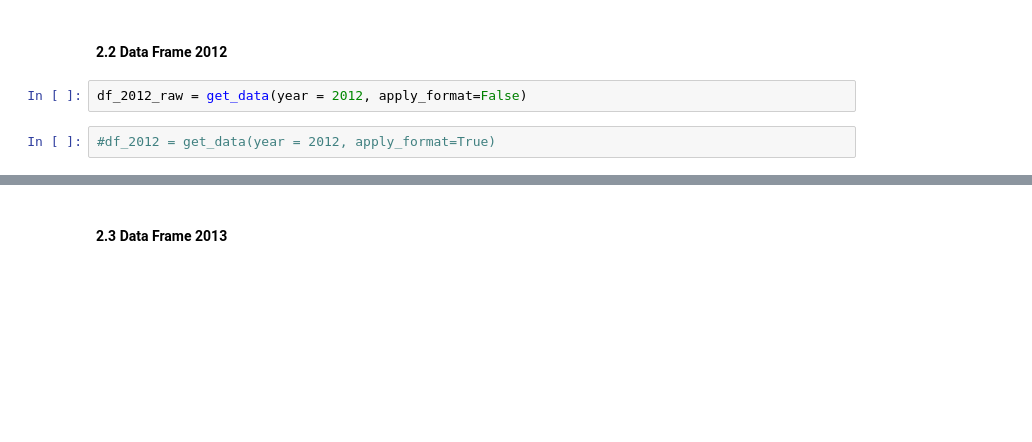
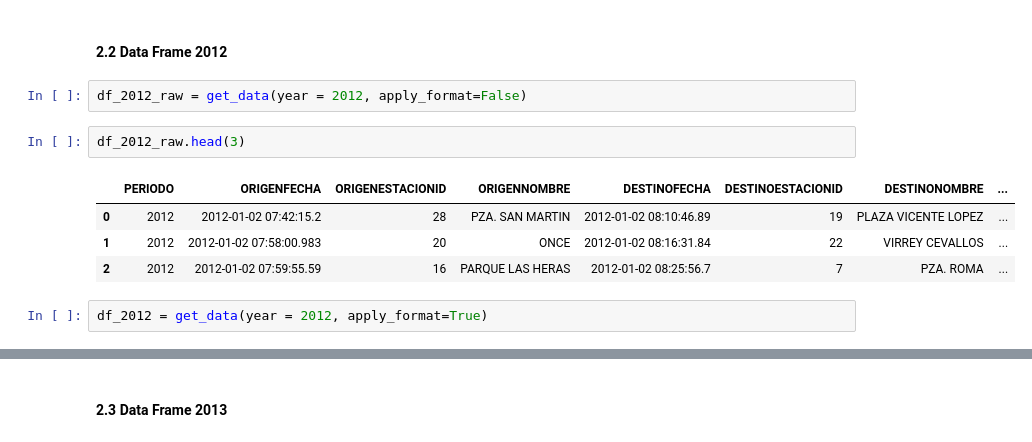
Before and after one commit to pydarg/CABA_MyT_BicicletasPublicas, a Jupyter notebook: notebooks/00.00-Caso-Inicio.ipynb, the cells around one changed output, grey strips where cells are left out. Cells and saved outputs as stored; diff of their text form; blank space fills up the shorter version.

Commit message:
Dimos formato a la fecha del df_2012 que estaba pendiente

```diff
--- a/notebooks/00.00-Caso-Inicio.ipynb
+++ b/notebooks/00.00-Caso-Inicio.ipynb
@@ -127,5 +155,12 @@ df_2011.head(3)
 #### 2.2 Data Frame 2012
 # %%
 df_2012_raw = get_data(year = 2012, apply_format=False)
+# %%
+df_2012_raw.head(3)
+# %% [output]
+|  | PERIODO | ORIGENFECHA | ORIGENESTACIONID | ORIGENNOMBRE | DESTINOFECHA | DESTINOESTACIONID | DESTINONOMBRE | ... |
+| 0 | 2012 | 2012-01-02 07:42:15.2 | 28 | PZA. SAN MARTIN | 2012-01-02 08:10:46.89 | 19 | PLAZA VICENTE LOPEZ | ... |
+| 1 | 2012 | 2012-01-02 07:58:00.983 | 20 | ONCE | 2012-01-02 08:16:31.84 | 22 | VIRREY CEVALLOS | ... |
+| 2 | 2012 | 2012-01-02 07:59:55.59 | 16 | PARQUE LAS HERAS | 2012-01-02 08:25:56.7 | 7 | PZA. ROMA | ... |
 # %%
-#df_2012 = get_data(year = 2012, apply_format=True)
+df_2012 = get_data(year = 2012, apply_format=True)
```
Also changed, not shown: parts of 11 cells of this notebook, 1 other file.
